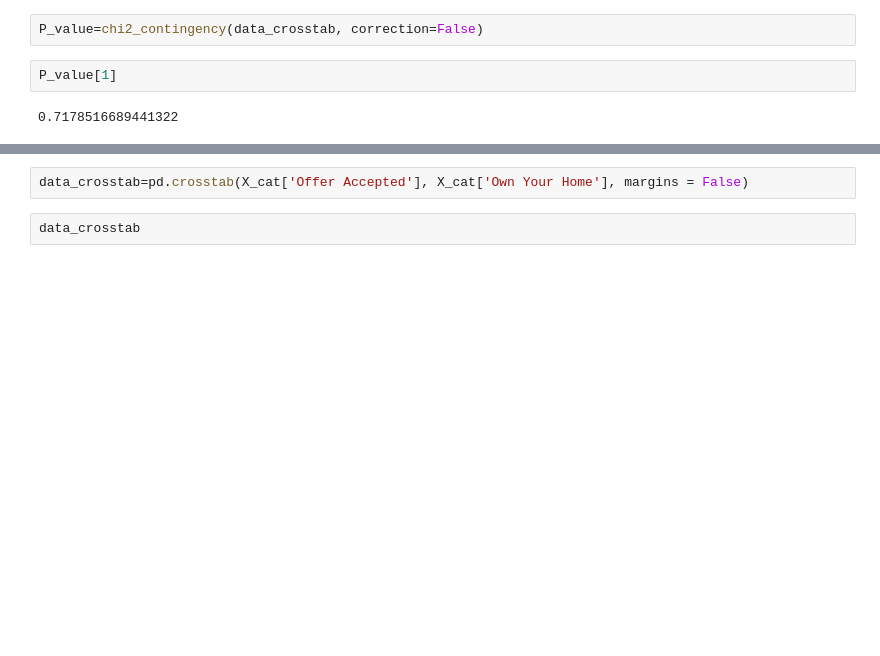
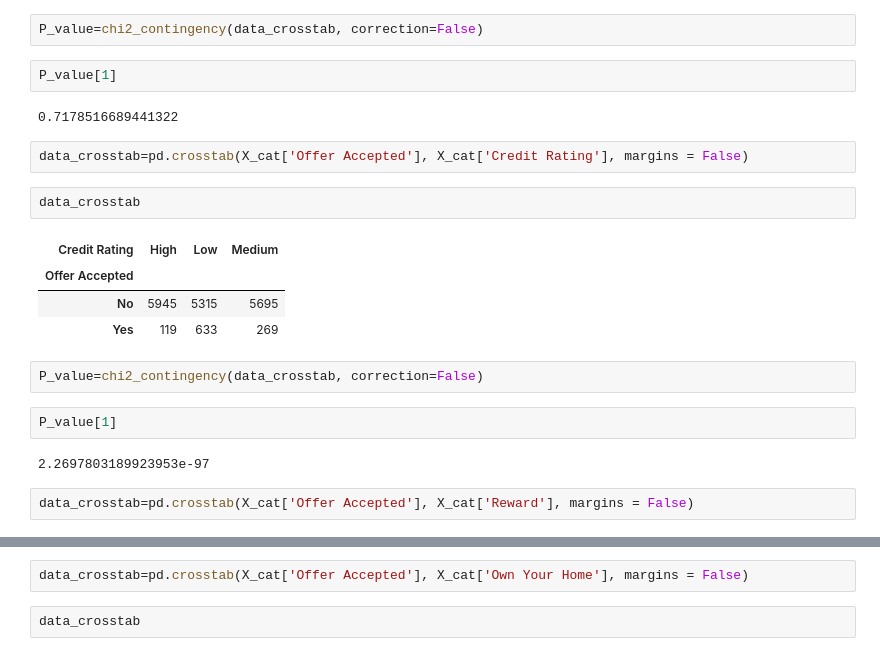
Before and after one commit to lado007/bank-credict-card-project, a Jupyter notebook: codes/credit_card_project.ipynb, the cells around one changed output, grey strips where cells are left out. Cells and saved outputs as stored; diff of their text form; blank space fills up the shorter version.

```diff
--- a/codes/credit_card_project.ipynb
+++ b/codes/credit_card_project.ipynb
@@ -303,3 +303,20 @@ P_value=chi2_contingency(data_crosstab, correction=False)
 P_value[1]
 # %% [output]
 0.7178516689441322
+# %%
+data_crosstab=pd.crosstab(X_cat['Offer Accepted'], X_cat['Credit Rating'], margins = False)
+# %%
+data_crosstab
+# %% [output]
+| Credit Rating | High | Low | Medium |
+| Offer Accepted |  |  |  |
+| No | 5945 | 5315 | 5695 |
+| Yes | 119 | 633 | 269 |
+# %%
+P_value=chi2_contingency(data_crosstab, correction=False)
+# %%
+P_value[1]
+# %% [output]
+2.2697803189923953e-97
+# %%
+data_crosstab=pd.crosstab(X_cat['Offer Accepted'], X_cat['Reward'], margins = False)
```
Also changed, not shown: parts of 15 cells of this notebook.
